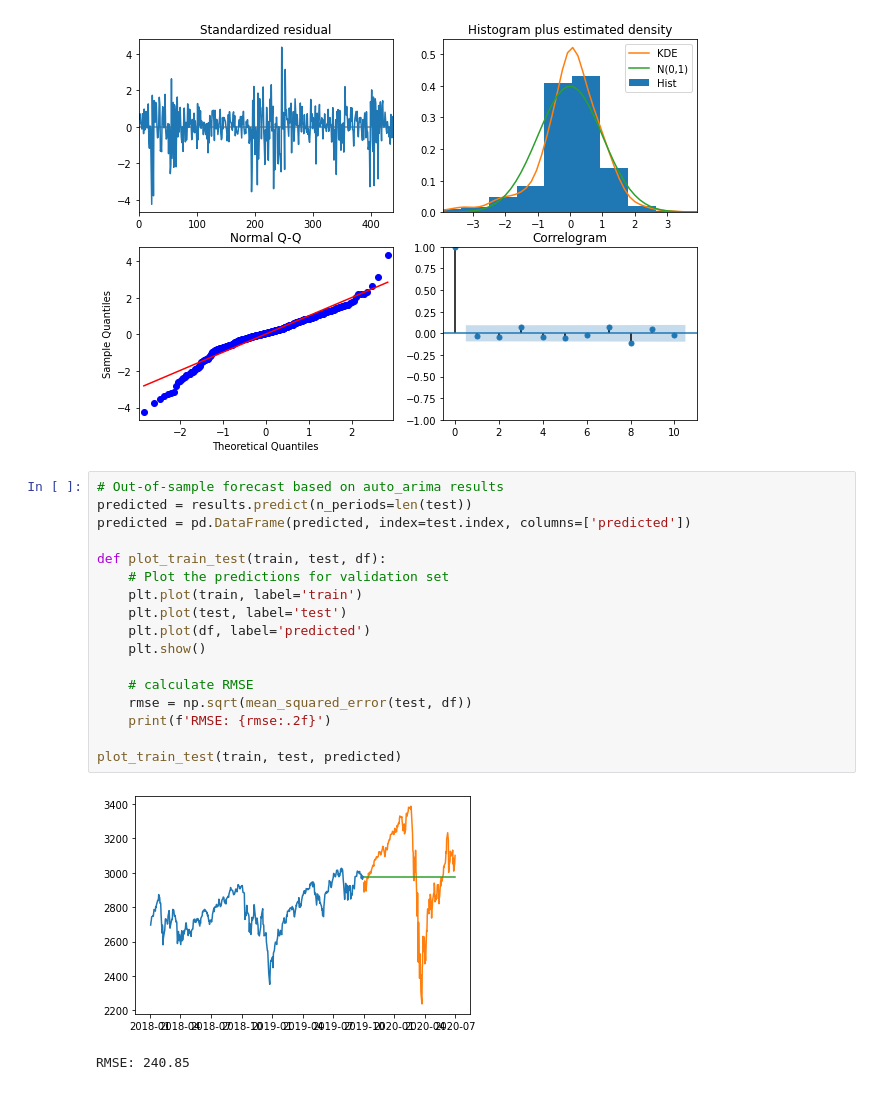
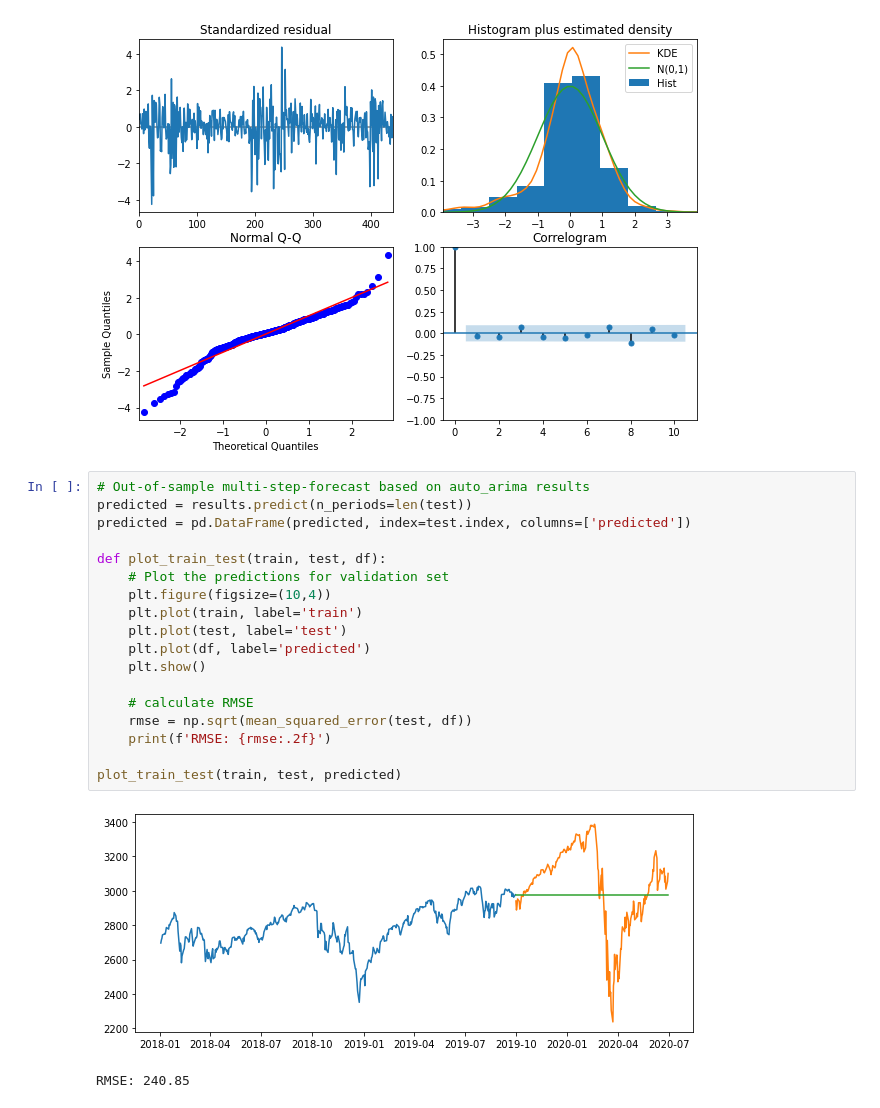
Before and after one commit to jbogocz/arima_garch, a Jupyter notebook: arima.ipynb, the cells around one changed output. Cells and saved outputs as stored; diff of their text form.

```diff
--- a/arima.ipynb
+++ b/arima.ipynb
@@ -214,22 +214,23 @@ plot_diag = results.plot_diagnostics(figsize=(10,7))
 # %% [output]
 [figure]
 # %%
-# Out-of-sample forecast based on auto_arima results
+# Out-of-sample multi-step-forecast based on auto_arima results
 predicted = results.predict(n_periods=len(test))
 predicted = pd.DataFrame(predicted, index=test.index, columns=['predicted'])
 
 def plot_train_test(train, test, df):
     # Plot the predictions for validation set
+    plt.figure(figsize=(10,4))
     plt.plot(train, label='train')
     plt.plot(test, label='test')
     plt.plot(df, label='predicted')
     plt.show()
 
     # calculate RMSE
     rmse = np.sqrt(mean_squared_error(test, df))
     print(f'RMSE: {rmse:.2f}')
 
 plot_train_test(train, test, predicted)
 # %% [output]
-[figure, old version]
+[figure, new version]
 RMSE: 240.85
```
Also changed, not shown: parts of 2 cells of this notebook.
